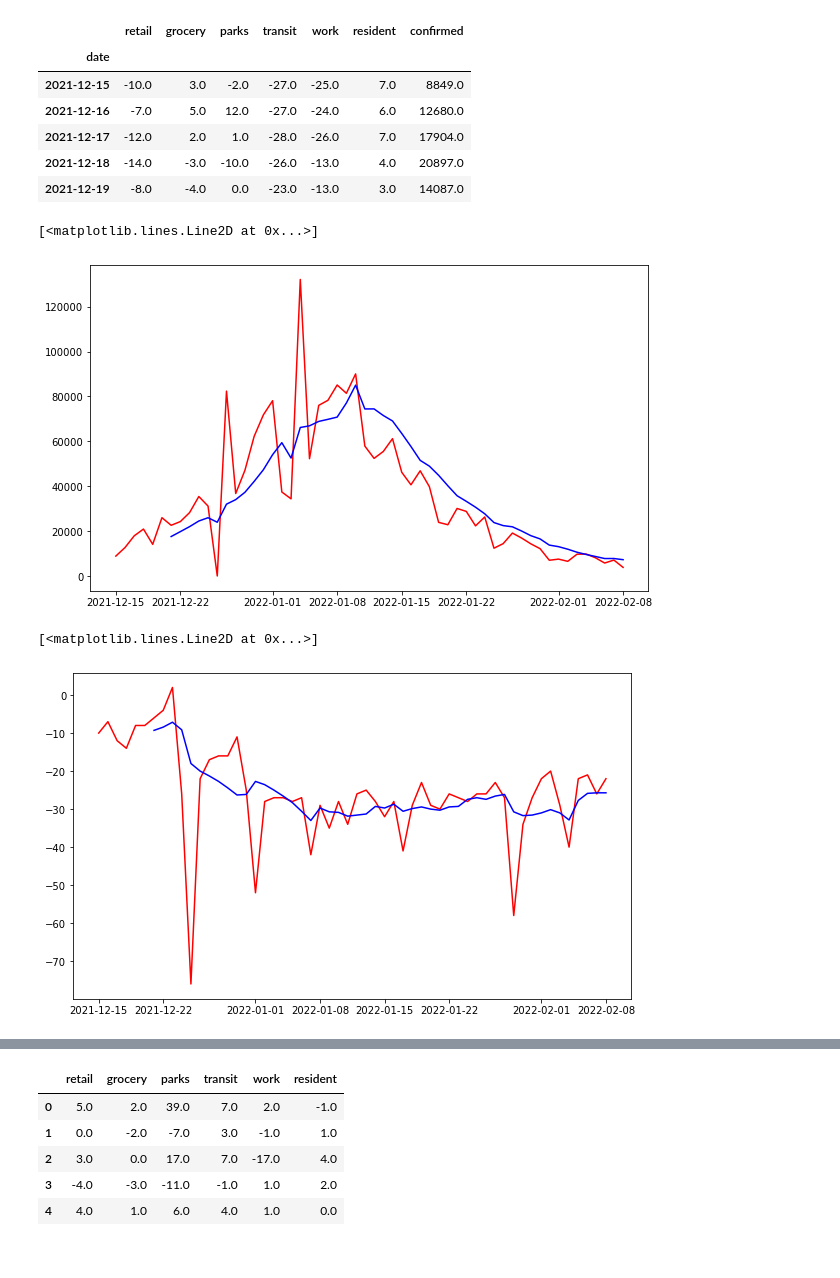
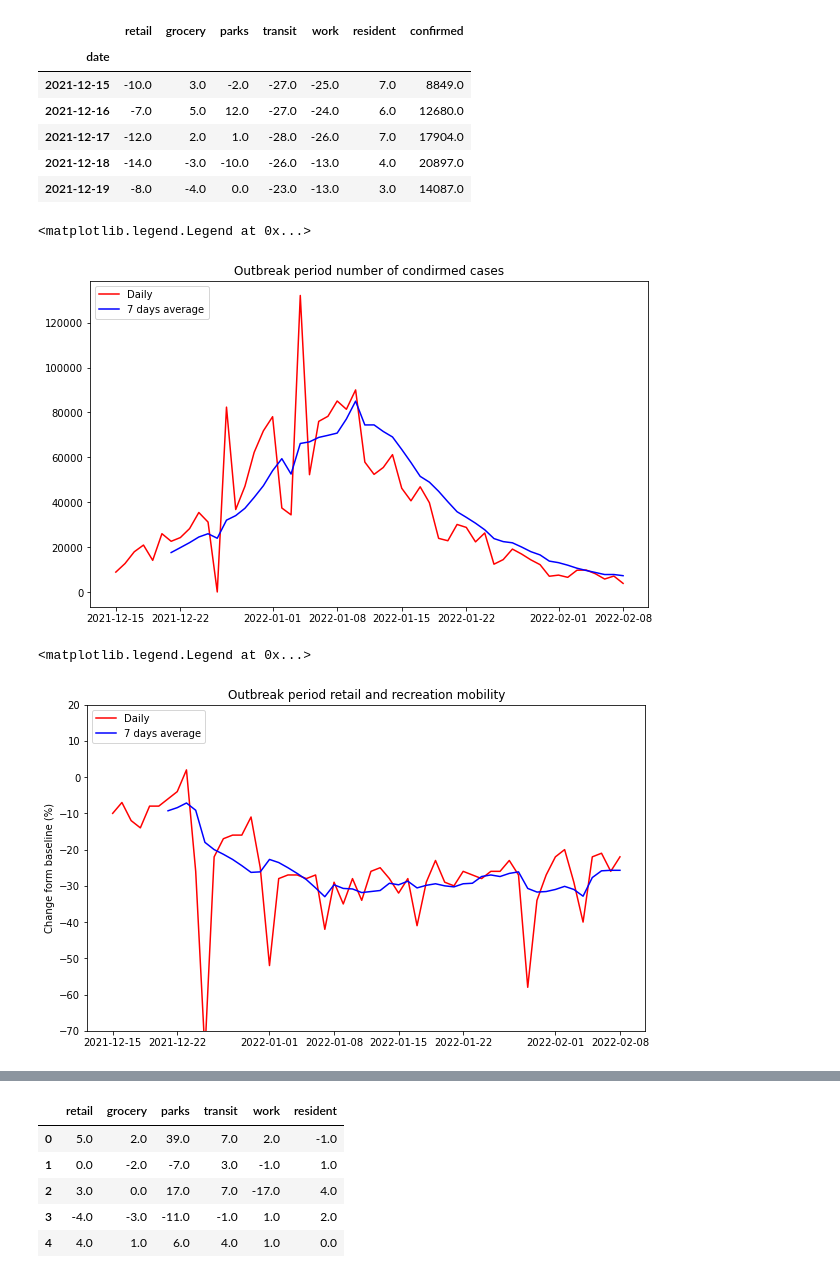
Before and after one commit to artgence/spatiotemporal_patterns_of_human_mobility-_during-_COVID-19-_in_USA, a Jupyter notebook: pca.ipynb, the cells around one changed output, grey strips where cells are left out. Drawn from its saved outputs; the diff is of its cells as text; code cells hidden in the pictures.

```diff
--- a/pca.ipynb
+++ b/pca.ipynb
@@ -63,13 +63,13 @@ NY_covid.head()
 | 3 | 22787 | New York | 2020-04-15 | 214454 |
 | 4 | 22788 | New York | 2020-04-16 | 223691 |
 # %%
-#NY_data['date'] = pd.to_datetime(NY_data['date'])
-#NY_covid['Covid_Date'] = pd.to_datetime(NY_covid['Covid_Date'])
-#NY_covid = NY_covid.rename(columns={"Covid_Date":"date"})
-#df_NY = NY_data.merge(NY_covid, how='inner', on='date')
-#df_NY.set_index(df_NY['date'], inplace=True)
-#df_NY = df_NY.drop(columns=['date','index_x','state','index_y','Province_State'])
-#df_NY['confirmed'] = df_NY['Confirmed'].diff()
+NY_data['date'] = pd.to_datetime(NY_data['date'])
+NY_covid['Covid_Date'] = pd.to_datetime(NY_covid['Covid_Date'])
+NY_covid = NY_covid.rename(columns={"Covid_Date":"date"})
+df_NY = NY_data.merge(NY_covid, how='inner', on='date')
+df_NY.set_index(df_NY['date'], inplace=True)
+df_NY = df_NY.drop(columns=['date','index_x','state','index_y','Province_State'])
+df_NY['confirmed'] = df_NY['Confirmed'].diff()
 df_NY = df_NY.drop(columns=['Confirmed'])
 df_NY.head()
 # %% [output]
@@ -153,17 +178,23 @@ df_NY_b.head()
 | 2021-12-19 | -8.0 | -4.0 | 0.0 | -23.0 | -13.0 | 3.0 | 14087.0 |
 # %%
 plt.figure(figsize = (10,6))
-plt.plot(df_NY_b.index,df_NY_b.confirmed, label = 'confirmed', color = 'red')
-plt.plot(df_NY_b.index,df_NY_b.confirmed.rolling(window = 7).mean(), label = 'confirmed', color = 'blue')
+plt.title('Outbreak period number of condirmed cases')
+plt.plot(df_NY_b.index,df_NY_b.confirmed, label = 'Daily', color = 'red')
+plt.plot(df_NY_b.index,df_NY_b.confirmed.rolling(window = 7).mean(), label = '7 days average', color = 'blue')
+plt.legend(loc="upper left")
 # %% [output]
-[<matplotlib.lines.Line2D at 0x...>]
+<matplotlib.legend.Legend at 0x...>
-[figure, old version]
+[figure, new version]
 # %%
 plt.figure(figsize = (10,6))
-plt.plot(df_NY_b.index,df_NY_b.retail, label = 'retail', color = 'red')
-plt.plot(df_NY_b.index,df_NY_b.retail.rolling(window = 7).mean(), label = 'retail', color = 'blue')
+plt.title('Outbreak period retail and recreation mobility')
+plt.ylabel('Change form baseline (%)')
+plt.ylim(-70,20)
+plt.plot(df_NY_b.index,df_NY_b.retail, label = 'Daily', color = 'red')
+plt.plot(df_NY_b.index,df_NY_b.retail.rolling(window = 7).mean(), label = '7 days average', color = 'blue')
+plt.legend(loc="upper left")
 # %% [output]
-[<matplotlib.lines.Line2D at 0x...>]
+<matplotlib.legend.Legend at 0x...>
-[figure, old version]
+[figure, new version]
 # %%
 plt.figure(figsize = (10,6))
```
Also changed, not shown: parts of 12 cells of this notebook.
